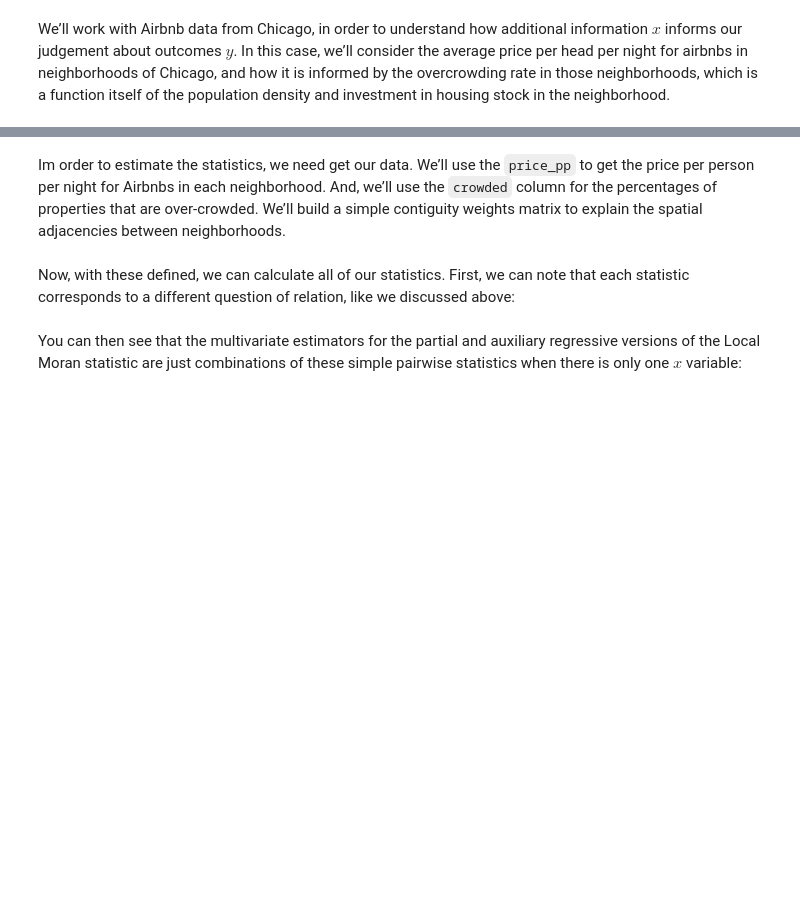
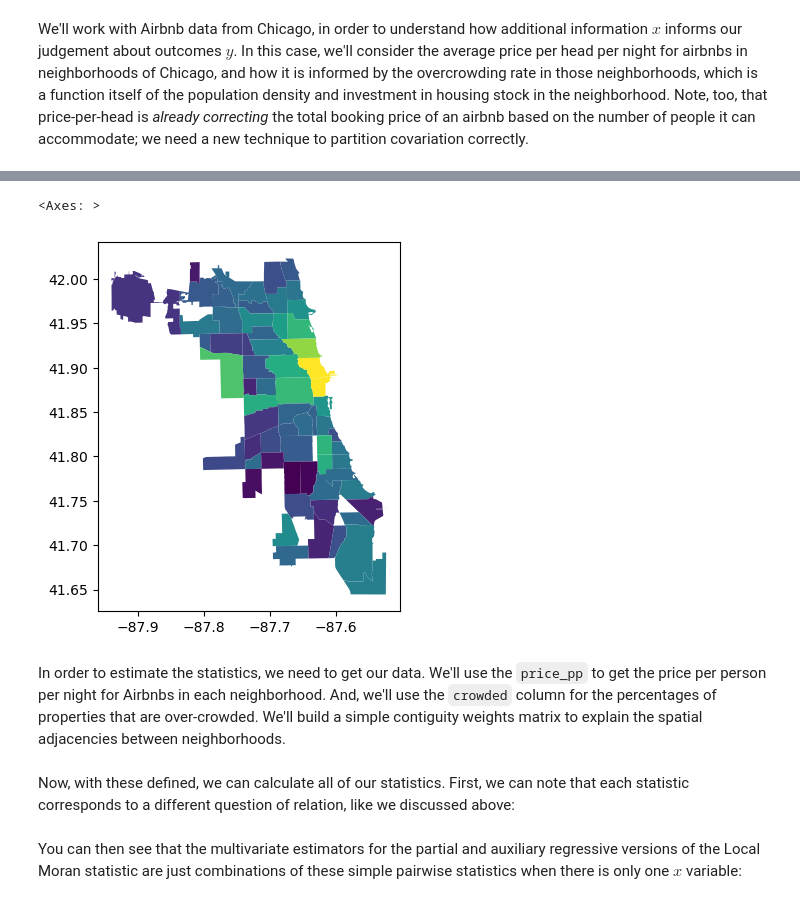
Before and after one commit to pysal/esda, a Jupyter notebook: notebooks/multivariable_moran.ipynb, the cells around one changed output, grey strips where cells are left out. Drawn from its saved outputs; the diff is of its cells as text; code cells hidden in the pictures; blank space fills up the shorter version.

```diff
--- a/notebooks/multivariable_moran.ipynb
+++ b/notebooks/multivariable_moran.ipynb
@@ -203,17 +111,11 @@ from matplotlib import pyplot as plt # visualize
 import seaborn # further visualization tools
 import numpy # math tools
 # %% [markdown]
-We’ll work with Airbnb data from Chicago, in order to understand how
-additional information $x$ informs our judgement about outcomes $y$. In
-this case, we’ll consider the average price per head per night for
-airbnbs in neighborhoods of Chicago, and how it is informed by the
-overcrowding rate in those neighborhoods, which is a function itself of
-the population density and investment in housing stock in the
-neighborhood.
+We'll work with Airbnb data from Chicago, in order to understand how additional information $x$ informs our judgement about outcomes $y$. In this case, we'll consider the average price per head per night for airbnbs in neighborhoods of Chicago, and how it is informed by the overcrowding rate in those neighborhoods, which is a function itself of the population density and investment in housing stock in the neighborhood. Note, too, that price-per-head is *already correcting* the total booking price of an airbnb based on the number of people it can accommodate; we need a new technique to partition covariation correctly.
 # %%
 df = geopandas.read_file(
     geodatasets.get_path("geoda.airbnb")
 ).dropna()
 # %%
-df.explore("price_pp")
+df.plot("price_pp")
 # %% [output]
@@ -221,17 +122,13 @@ df.explore("price_pp")
+<Axes: >
+[figure, added]
 # %% [markdown]
-Im order to estimate the statistics, we need get our data. We’ll use the
-`price_pp` to get the price per person per night for Airbnbs in each
-neighborhood. And, we’ll use the `crowded` column for the percentages of
-properties that are over-crowded. We’ll build a simple contiguity
-weights matrix to explain the spatial adjacencies between neighborhoods.
+In order to estimate the statistics, we need to get our data. We'll use the `price_pp` to get the price per person per night for Airbnbs in each neighborhood. And, we'll use the `crowded` column for the percentages of properties that are over-crowded. We'll build a simple contiguity weights matrix to explain the spatial adjacencies between neighborhoods.
 # %%
 y = df.price_pp.values.reshape(-1,1)
 x = df.crowded.values.reshape(-1,1)
 w = graph.Graph.build_contiguity(df).transform("R")
 # %% [markdown]
-Now, with these defined, we can calculate all of our statistics. First,
-we can note that each statistic corresponds to a different question of
-relation, like we discussed above:
+Now, with these defined, we can calculate all of our statistics. First, we can note that each statistic corresponds to a different question of relation, like we discussed above:
 # %%
 # are expensive places near expensive places?
 Iy = Moran_Local(y, w)
@@ -252,10 +149,7 @@ a_lmo = Auxiliary_Moran_Local().fit(x,y,w)
 # this is a scaling factor for the multivariable statistics
 scaling = (w.n - 1)/(w.n) * (1/(1-rho**2))
 # %% [markdown]
-You can then see that the multivariate estimators for the partial and
-auxiliary regressive versions of the Local Moran statistic are just
-combinations of these simple pairwise statistics when there is only one
-$x$ variable:
+You can then see that the multivariate estimators for the partial and auxiliary regressive versions of the Local Moran statistic are just combinations of these simple pairwise statistics when there is only one $x$ variable:
 # %%
 f,ax = plt.subplots(1,2, subplot_kw=dict(aspect='equal'))
 
```
Also changed, not shown: parts of 19 cells of this notebook.
